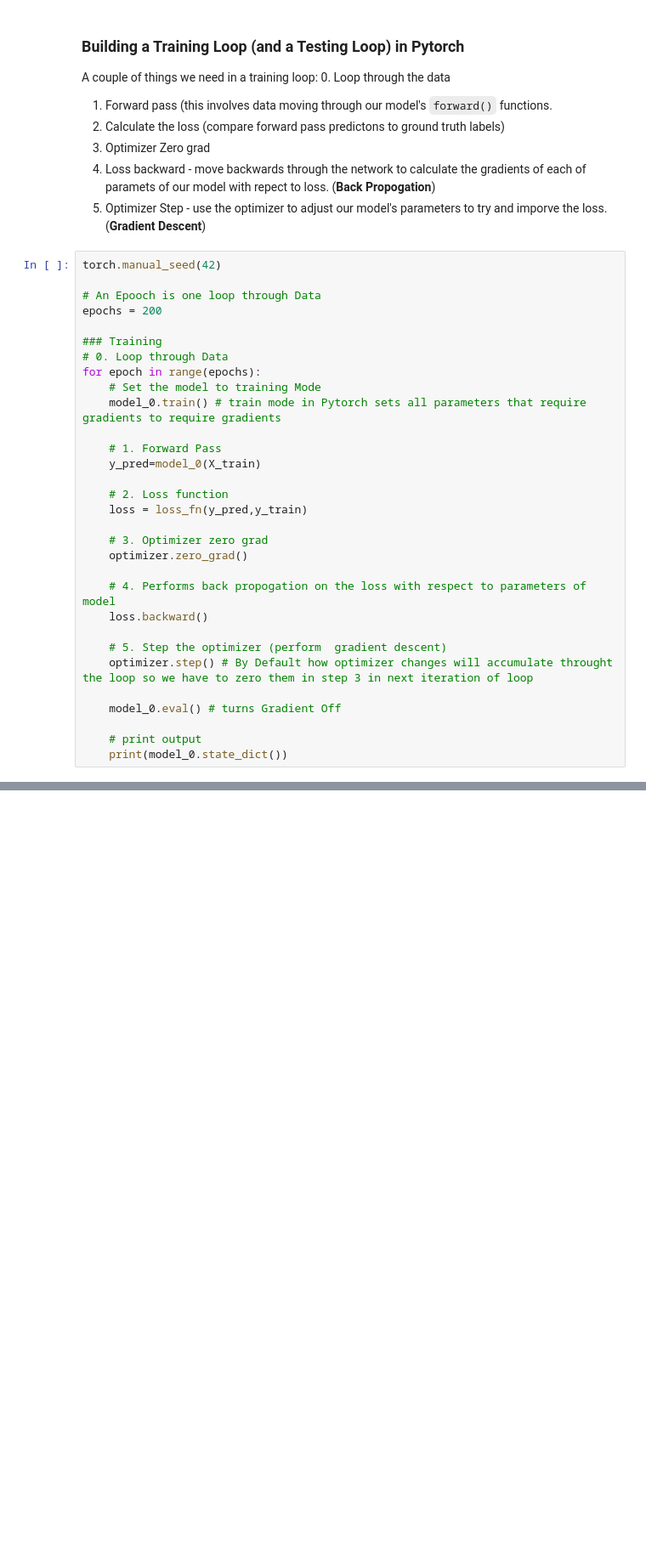
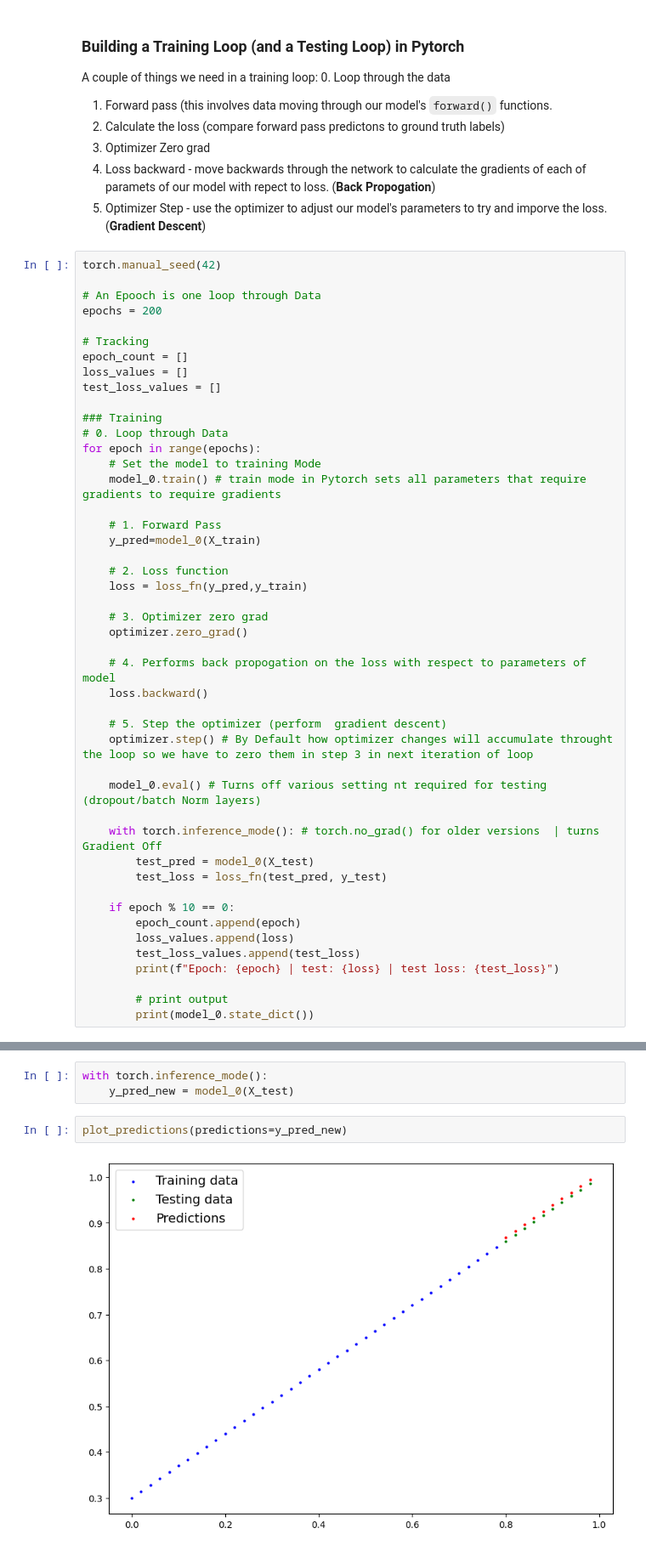
Before and after one commit to Rumit95/Pytorch-for-DL, a Jupyter notebook: pytorch-01-workflow.ipynb, the cells around one changed output, grey strips where cells are left out. Shown: that part at 85% size. Saved outputs shown, nothing was run; the diff lists cells and outputs as text; blank space fills up the shorter version.

Commit message:
Kaggle Notebook | pytorch-01-workflow | Version 18

```diff
--- a/pytorch-01-workflow.ipynb
+++ b/pytorch-01-workflow.ipynb
@@ -297,6 +298,11 @@ torch.manual_seed(42)
 
 # An Epooch is one loop through Data
 epochs = 200
+
+# Tracking
+epoch_count = []
+loss_values = []
+test_loss_values = []
 
 ### Training
 # 0. Loop through Data
@@ -319,8 +325,18 @@ for epoch in range(epochs):
     # 5. Step the optimizer (perform  gradient descent)
     optimizer.step() # By Default how optimizer changes will accumulate throught the loop so we have to zero them in step 3 in next iteration of loop
 
-    model_0.eval() # turns Gradient Off
+    model_0.eval() # Turns off various setting nt required for testing  (dropout/batch Norm layers)
 
-    # print output
-    print(model_0.state_dict())
+    with torch.inference_mode(): # torch.no_grad() for older versions  | turns Gradient Off
+        test_pred = model_0(X_test)
+        test_loss = loss_fn(test_pred, y_test)
+
+    if epoch % 10 == 0:
+        epoch_count.append(epoch)
+        loss_values.append(loss)
+        test_loss_values.append(test_loss)
+        print(f"Epoch: {epoch} | test: {loss} | test loss: {test_loss}")
+
+        # print output
+        print(model_0.state_dict())
 # %% [output]
@@ -343,0 +360,7 @@ OrderedDict([('weights', tensor([0.6990])), ('bias', tensor([0.3093]))])
+# %%
+with torch.inference_mode():
+    y_pred_new = model_0(X_test)
+# %%
+plot_predictions(predictions=y_pred_new)
+# %% [output]
+[figure, added]
```
Also changed, not shown: parts of 3 cells of this notebook.
